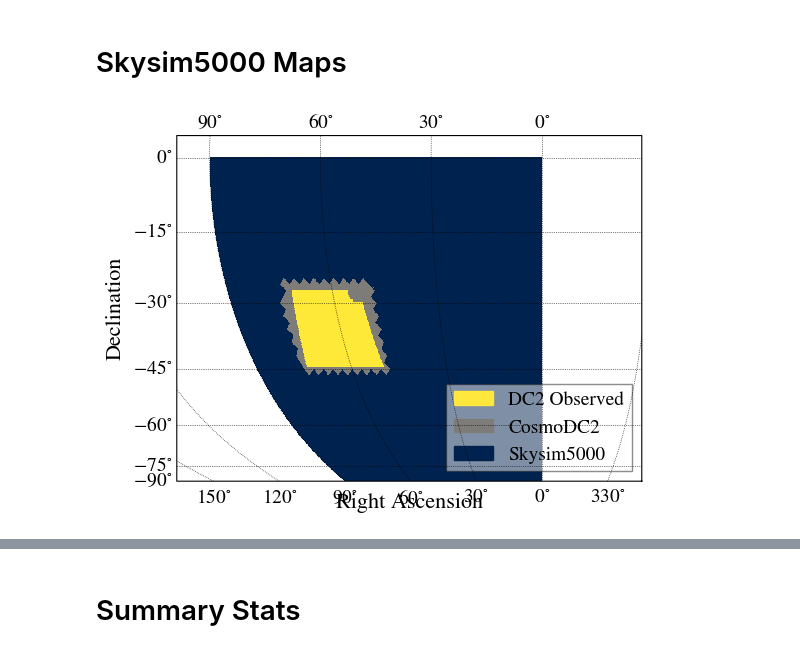
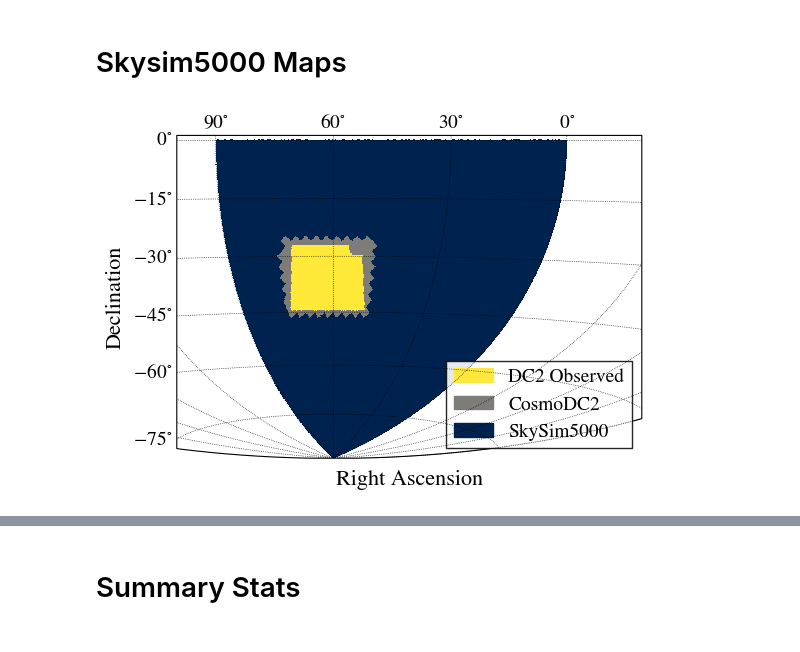
Before and after one commit to bclevine/BLxClustering, a Jupyter notebook: blending_correlations_latest.ipynb, the cells around one changed output, grey strips where cells are left out. Cells and saved outputs as stored; diff of their text form; code cells hidden in the pictures.

```diff
--- a/blending_correlations_latest.ipynb
+++ b/blending_correlations_latest.ipynb
@@ -283,40 +296,17 @@ np.save('skysim_cb_hpmap.npy', hp_skysim_cb)
 # %%
 fig, ax = plt.subplots(1, figsize=(6, 6))
 
 sp = skyproj.HammerSkyproj(ax=ax, lon_0=60, extent=[-20, 100, -89.9, 1], )
 _ = sp.draw_hpxmap(hp_skysim_cb, nest=False, cmap=plt.colormaps['cividis'], zoom=False)
 
 # Now create and show the labels:
-skysim_patch = mpatches.Patch(color='#00224e', label='Skysim5000')
+skysim_patch = mpatches.Patch(color='#00224e', label='SkySim5000')
 truth_patch = mpatches.Patch(color='#7d7c78', label='CosmoDC2')
 obs_patch = mpatches.Patch(color='#ffe83d', label='DC2 Observed')
 leg = plt.legend(handles=[obs_patch, truth_patch, skysim_patch], loc='lower right', fancybox=False, framealpha=.9, edgecolor='.05',)
 leg.set_zorder(1e109)
 
 # plt.show()
 plt.savefig('skysim_plot.png', format='png', dpi=300, bbox_inches='tight')
+# %% [output]
+[figure, added]
-# %%
-fig, ax = plt.subplots(1, figsize=(6, 6))
-
-# sp = skyproj.McBrydeSkyproj(ax=ax,)# lon_0=60, lat_0=-30, extent=[40, 80, -45, -20])
-# sp = skyproj.LaeaSkyproj(ax=ax, lon_0=60)
-# sp = skyproj.HammerSkyproj(ax=ax, lon_0=60, extent=[0, 90, -90, 0])
-sp = skyproj.EqualEarthSkyproj(ax=ax)
-_ = sp.draw_hpxmap(hp_skysim_cb, nest=False, cmap=plt.colormaps['cividis'])
-# ax.axes.xaxis.set_ticklabels([])
-# Hide the bottom label:
-# print(ax.get_children())
-# ax.get_children()[6].set_text('awaaga')
-
-# Now create and show the labels:
-skysim_patch = mpatches.Patch(color='#00224e', label='Skysim5000')
-truth_patch = mpatches.Patch(color='#7d7c78', label='CosmoDC2')
-obs_patch = mpatches.Patch(color='#ffe83d', label='DC2 Observed')
-leg = plt.legend(handles=[obs_patch, truth_patch, skysim_patch], loc='lower right', fancybox=False, framealpha=.5, edgecolor='.1', )
-
-# plt.show()
-
-# # plt.show()
-# plt.savefig('dc2_dr6.png', format='png', dpi=300, bbox_inches='tight')
-# %% [output]
-[figure, removed]
```
Also changed, not shown: parts of 24 cells of this notebook.
